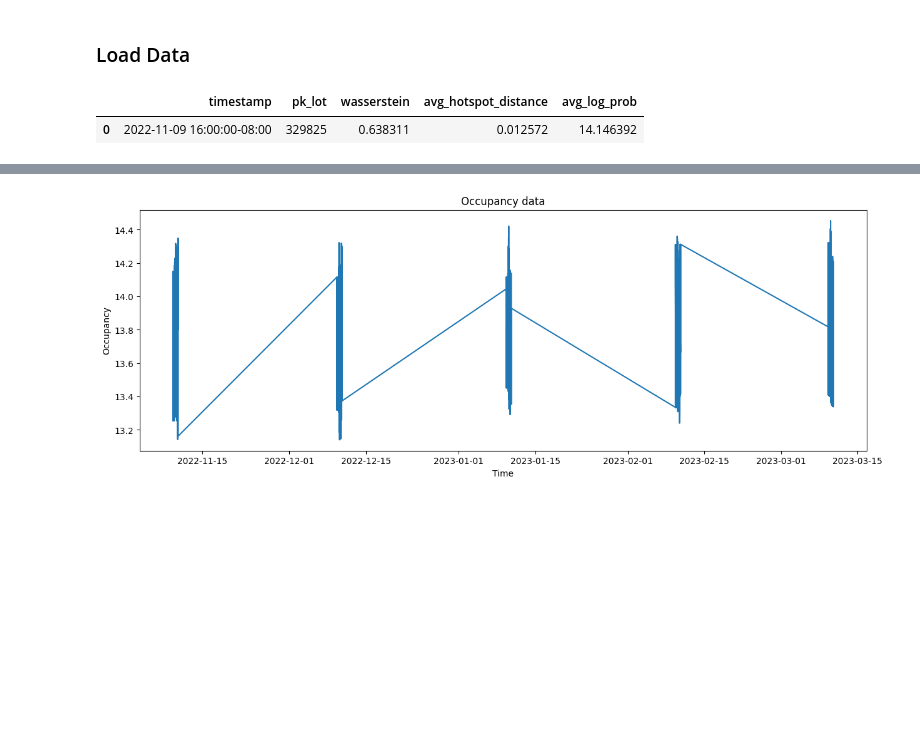
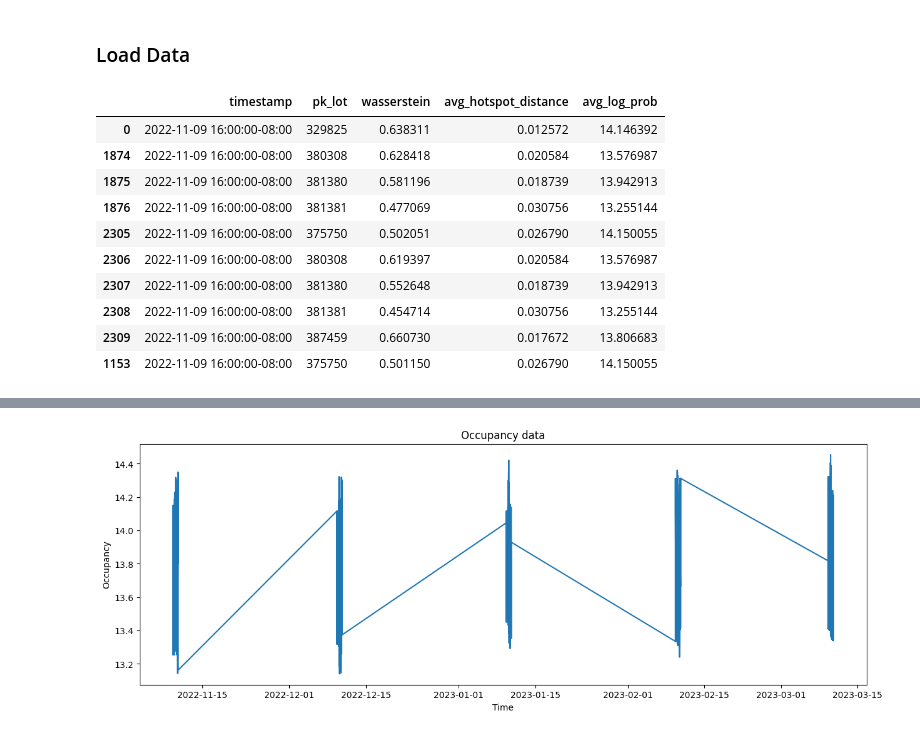
Before and after one commit to INRIX-Logan-Garwood/Parking-Location-vs-Occupancy, a Jupyter notebook: notebooks/train_model.ipynb, the cells around one changed output, grey strips where cells are left out. Cells and saved outputs as stored; diff of their text form; code cells hidden in the pictures; blank space fills up the shorter version.

```diff
--- a/notebooks/train_model.ipynb
+++ b/notebooks/train_model.ipynb
@@ -11,30 +11,39 @@ import pytz
 # %%
 X = pd.read_csv('../results/csvs/training_data_2022-11_to_2023-03.csv')
 y = pd.read_csv('../data/IrvineSpectrumCenter_parking_2022-11_to_2023-03.csv')
 lot_ids = list(X['pk_lot'].unique())
 y = y[y['pk_lot'].isin(lot_ids)]
 
 # remove the -8:00 from the end of the timestamp. I didn't mean to add it in the first place
 X['timestamp'] = X['timestamp'].apply(lambda x: x[:-6])
 X['timestamp'] = pd.to_datetime(X['timestamp'])
 X['timestamp'] = X['timestamp'].dt.tz_localize('UTC')
 X['timestamp'] = X['timestamp'].dt.tz_convert('US/Pacific')
 
 # sort by timestamp
 X = X.sort_values(by=['timestamp'])
 X['timestamp'] = X['timestamp'].dt.tz_convert('US/Pacific')
 
 y['dt_start_date'] = pd.to_datetime(y['dt_start_date'])
 y['dt_start_date'] = y['dt_start_date'].dt.round('h')
 y['dt_start_date'] = y['dt_start_date'].dt.tz_convert('US/Pacific')
 y.drop(columns=['dt_end_date', 'pk_lot_alias', 'f_occupancy_rank'], inplace=True)
 X = X.sort_values(by=['timestamp'])
 y = y.sort_values(by=['dt_start_date'])
-display(X.head(1))
+display(X.head(10))
 display(y.head(10))
 # %% [output]
 |  | timestamp | pk_lot | wasserstein | avg_hotspot_distance | avg_log_prob |
 | 0 | 2022-11-09 16:00:00-08:00 | 329825 | 0.638311 | 0.012572 | 14.146392 |
+| 1874 | 2022-11-09 16:00:00-08:00 | 380308 | 0.628418 | 0.020584 | 13.576987 |
+| 1875 | 2022-11-09 16:00:00-08:00 | 381380 | 0.581196 | 0.018739 | 13.942913 |
+| 1876 | 2022-11-09 16:00:00-08:00 | 381381 | 0.477069 | 0.030756 | 13.255144 |
+| 2305 | 2022-11-09 16:00:00-08:00 | 375750 | 0.502051 | 0.026790 | 14.150055 |
+| 2306 | 2022-11-09 16:00:00-08:00 | 380308 | 0.619397 | 0.020584 | 13.576987 |
+| 2307 | 2022-11-09 16:00:00-08:00 | 381380 | 0.552648 | 0.018739 | 13.942913 |
+| 2308 | 2022-11-09 16:00:00-08:00 | 381381 | 0.454714 | 0.030756 | 13.255144 |
+| 2309 | 2022-11-09 16:00:00-08:00 | 387459 | 0.660730 | 0.017672 | 13.806683 |
+| 1153 | 2022-11-09 16:00:00-08:00 | 375750 | 0.501150 | 0.026790 | 14.150055 |
 |  | dt_start_date | i_avail | i_occ | f_pct_occ | pk_lot | location | geometry |
 | 0 | 2022-11-01 00:00:00-07:00 | 138 | NaN | 31.0 | 381380 | POINT(-117.74155545543 33.6509462... | MULTIPOLYGON (((-117.741726902 33... |
 | 1 | 2022-11-01 00:00:00-07:00 | 1171 | NaN | 18.0 | 387459 | POINT(-117.739167661281 33.647445... | MULTIPOLYGON (((-117.739180228 33... |
```
Also changed, not shown: parts of 12 cells of this notebook, 1 other file.
